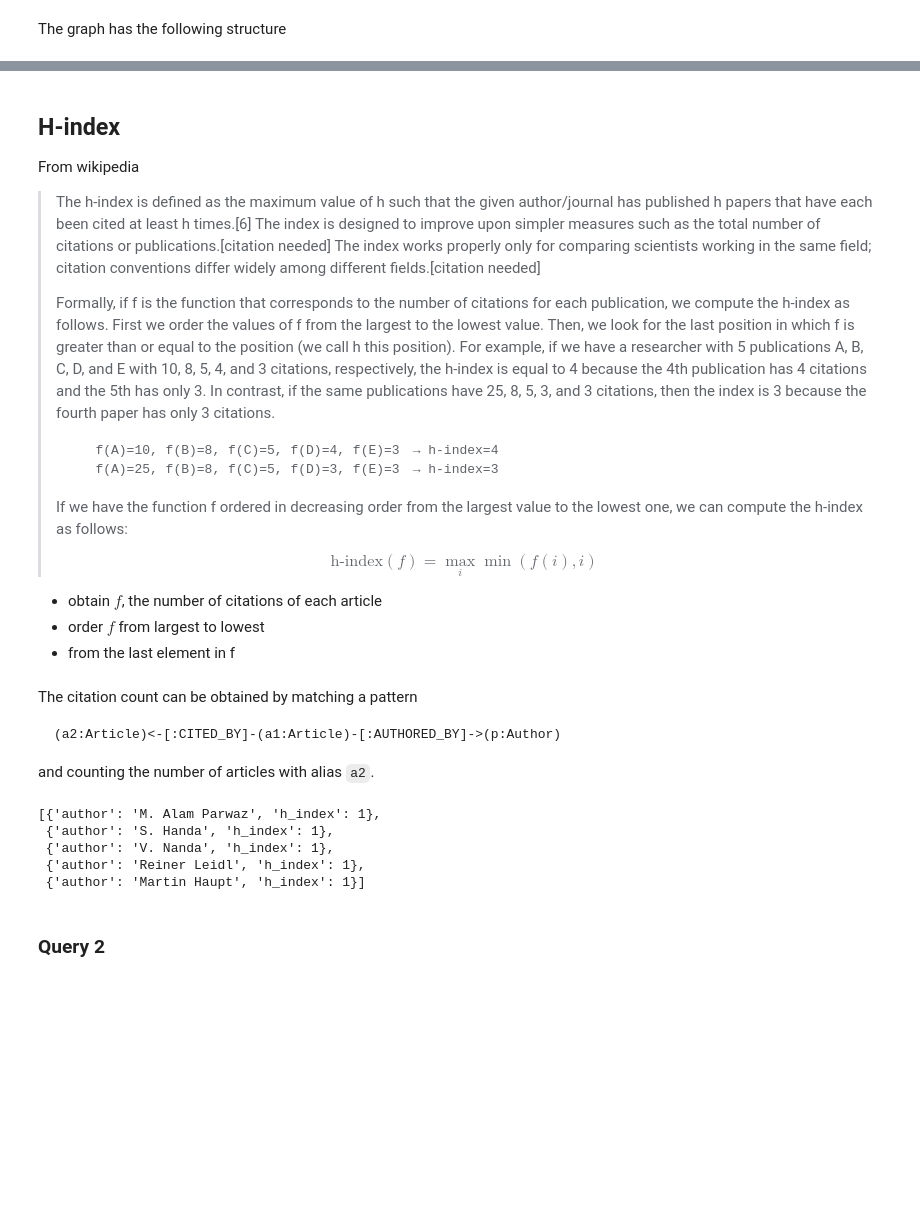
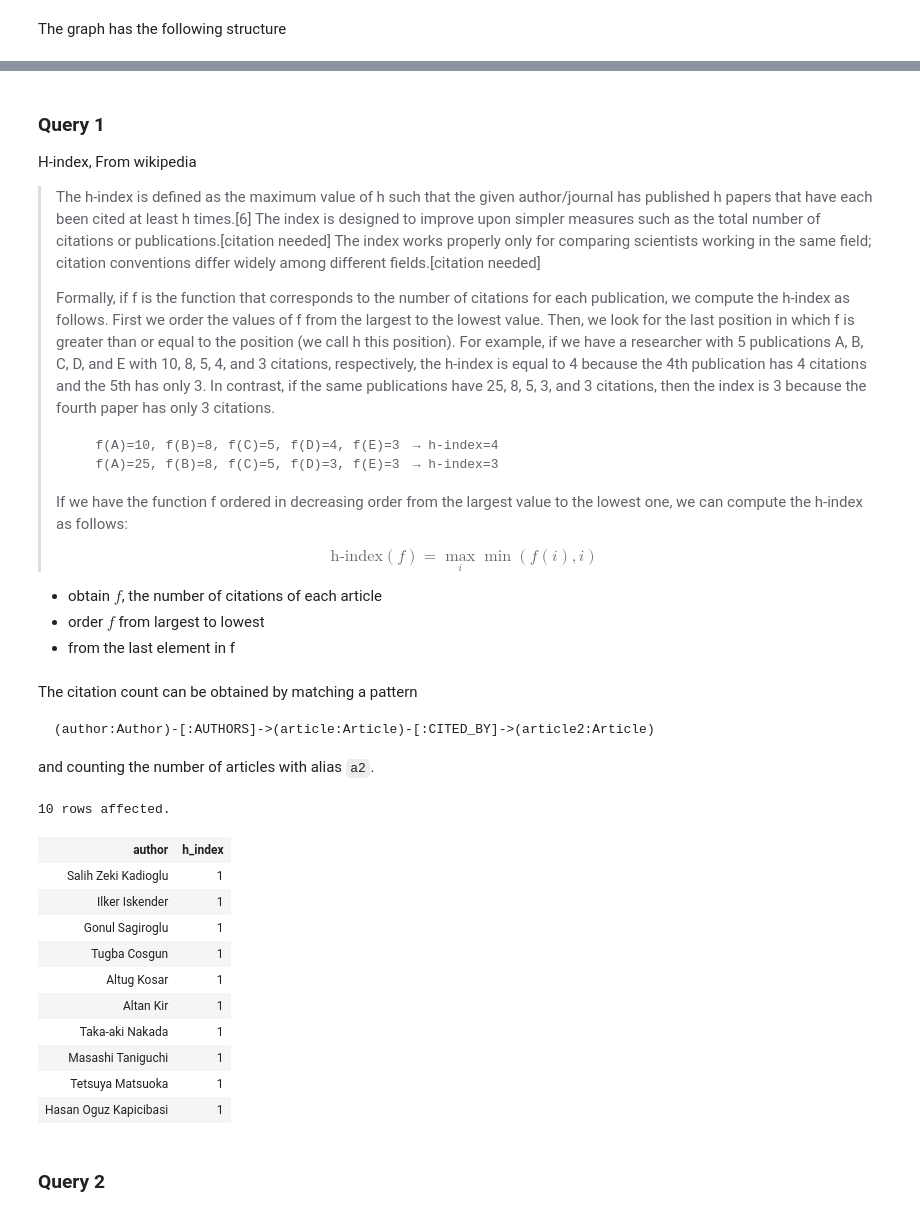
Before and after one commit to diegoquintanav/od-lab-1, a Jupyter notebook: notebooks/2-part-b.ipynb, the cells around one changed output, grey strips where cells are left out. Cells and saved outputs as stored; diff of their text form; code cells hidden in the pictures; blank space fills up the shorter version.

````diff
--- a/notebooks/2-part-b.ipynb
+++ b/notebooks/2-part-b.ipynb
@@ -29,9 +36,8 @@ The graph has the following structure
 # %% [markdown]
 ![graph](./schemas/dblp_slim_after/graph.png)
 # %% [markdown]
-## H-index
-
-From wikipedia
+### Query 1
+H-index, From wikipedia
 
 > The h-index is defined as the maximum value of h such that the given author/journal has published h papers that have each been cited at least h times.[6] The index is designed to improve upon simpler measures such as the total number of citations or publications.[citation needed] The index works properly only for comparing scientists working in the same field; citation conventions differ widely among different fields.[citation needed]
 >
@@ -51,27 +57,35 @@ From wikipedia
 The citation count can be obtained by matching a pattern
 
 ```cypher
-(a2:Article)<-[:CITED_BY]-(a1:Article)-[:AUTHORED_BY]->(p:Author)
+(author:Author)-[:AUTHORS]->(article:Article)-[:CITED_BY]->(article2:Article)
 ```
 
 and counting the number of articles with alias `a2`.
 # %%
-q1 = """MATCH (author:Author)-[:AUTHORS]->(article:Article)-[:CITED_BY]->(article2:Article)
+%%cypher
+MATCH (author:Author)-[:AUTHORS]->(article:Article)-[:CITED_BY]->(article2:Article)
 WHERE article <> article2
 WITH author, count(article) as citations
 ORDER BY citations DESC
 WITH author, collect(citations) as c_citations
 WITH author, [i in range(0,size(c_citations)-1)
     WHERE i <= c_citations[i] | i][-1] + 1 as h_index
-RETURN author.name as author, h_index"""
-
-graph.run(q1).data()[:5]
+RETURN author.name as author, h_index
+ORDER BY h_index DESC
+LIMIT 10
 # %% [output]
-[{'author': 'M. Alam Parwaz', 'h_index': 1},
- {'author': 'S. Handa', 'h_index': 1},
- {'author': 'V. Nanda', 'h_index': 1},
- {'author': 'Reiner Leidl', 'h_index': 1},
- {'author': 'Martin Haupt', 'h_index': 1}]
+10 rows affected.
+| author | h_index |
+| Salih Zeki Kadioglu | 1 |
+| Ilker Iskender | 1 |
+| Gonul Sagiroglu | 1 |
+| Tugba Cosgun | 1 |
+| Altug Kosar | 1 |
+| Altan Kir | 1 |
+| Taka-aki Nakada | 1 |
+| Masashi Taniguchi | 1 |
+| Tetsuya Matsuoka | 1 |
+| Hasan Oguz Kapicibasi | 1 |
 # %% [markdown]
 ### Query 2
 # %%
````
Also changed, not shown: parts of 5 cells of this notebook, 3 other files.
